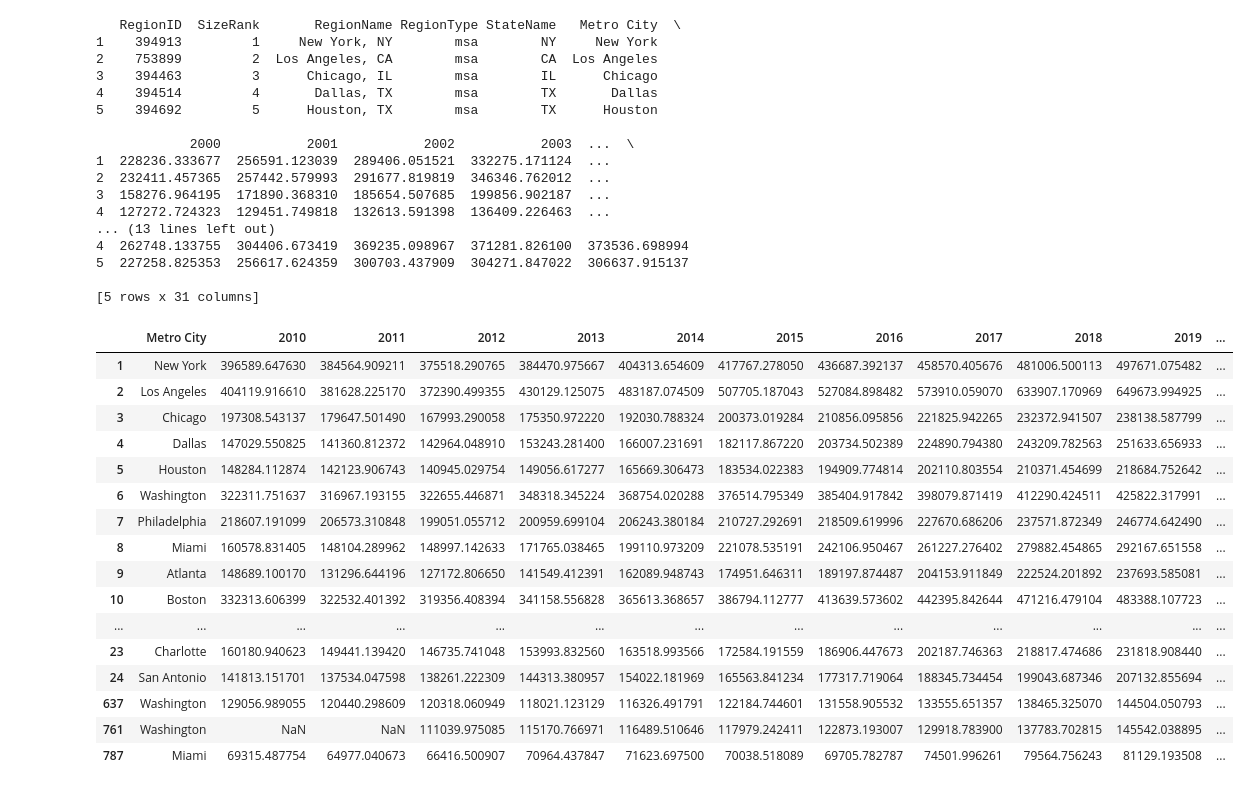
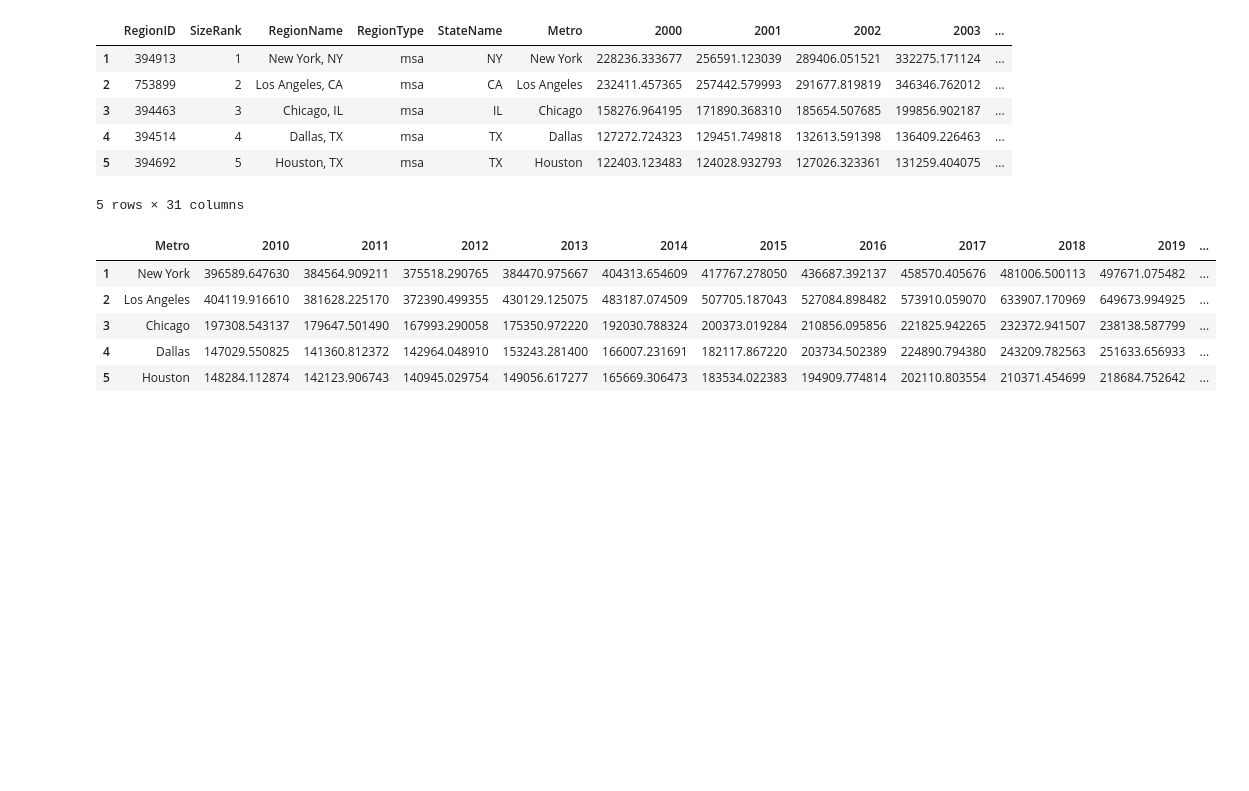
Before and after one commit to tsjohns9/ai-project-2, a Jupyter notebook: House_Prices.ipynb, the cells around one changed output. Saved outputs shown, nothing was run; the diff lists cells and outputs as text; code cells hidden in the pictures; blank space fills up the shorter version.

Commit message:
add model

```diff
--- a/House_Prices.ipynb
+++ b/House_Prices.ipynb
@@ -1,14 +1,18 @@
 # %%
 import pandas as pd
+from sklearn.model_selection import train_test_split
+from sklearn.linear_model import LinearRegression
+from sklearn.metrics import mean_squared_error, r2_score
+import matplotlib.pyplot as plt
+from sklearn.ensemble import RandomForestRegressor
 
 # Load the CSV file into a DataFrame
 home_prices_df = pd.read_csv("Metro_US_All_Home_Prices.csv")
-print(home_prices_df.head())
 
-# Create a new column "Metro City" by extracting the city name from "Region Name"
+# Create a new column "Metro" by extracting the city name from "Region Name"
 # We split the string in "Region Name" at the comma and take the first part (city)
-home_prices_df["Metro City"] = home_prices_df["RegionName"].str.split(',').str[0]
+home_prices_df["Metro"] = home_prices_df["RegionName"].str.split(',').str[0]
 
-# Display the updated DataFrame to verify the new "Metro City" column
+# Display the updated DataFrame to verify the new "Metro" column
 home_prices_df.head()
 # %% [output]
@@ -39,10 +26,7 @@ home_prices_df.head()
 # %%
 commute_df = pd.read_csv("Commute_Time_By_Top_25_Metro_Area_All_Years__Three Buckets_Percentage.csv")
-print(commute_df.head())
-
-# Drop rows in the home_prices_df where "Metro City" doesn't match with any city in "Metro" column of commute_df
-filtered_home_prices_df = home_prices_df[home_prices_df["Metro City"].isin(commute_df["Metro"])]
-
+# Drop rows in the home_prices_df where "Metro" doesn't match with any city in "Metro" column of commute_df
+filtered_home_prices_df = home_prices_df[home_prices_df["Metro"].isin(commute_df["Metro"])]
 # Display the filtered DataFrame to verify the rows have been dropped correctly
-filtered_home_prices_df
+filtered_home_prices_df.head()
 # %% [output]
@@ -97,54 +57,33 @@ for year in range(2000, 2025):  # From 2000 to 2024
 filtered_home_prices_df_yearly_avg = filtered_home_prices_df_yearly_avg.drop(columns=date_columns)
 
 # Display the updated DataFrame with yearly averages
-print(filtered_home_prices_df_yearly_avg.head())
+filtered_home_prices_df_yearly_avg.head()
 # %% [output]
+|  | RegionID | SizeRank | RegionName | RegionType | StateName | Metro | 2000 | 2001 | 2002 | 2003 | ... |
+| 1 | 394913 | 1 | New York, NY | msa | NY | New York | 228236.333677 | 256591.123039 | 289406.051521 | 332275.171124 | ... |
+| 2 | 753899 | 2 | Los Angeles, CA | msa | CA | Los Angeles | 232411.457365 | 257442.579993 | 291677.819819 | 346346.762012 | ... |
+| 3 | 394463 | 3 | Chicago, IL | msa | IL | Chicago | 158276.964195 | 171890.368310 | 185654.507685 | 199856.902187 | ... |
+| 4 | 394514 | 4 | Dallas, TX | msa | TX | Dallas | 127272.724323 | 129451.749818 | 132613.591398 | 136409.226463 | ... |
+| 5 | 394692 | 5 | Houston, TX | msa | TX | Houston | 122403.123483 | 124028.932793 | 127026.323361 | 131259.404075 | ... |
-   RegionID  SizeRank       RegionName RegionType StateName   Metro City  \
-1    394913         1     New York, NY        msa        NY     New York
-2    753899         2  Los Angeles, CA        msa        CA  Los Angeles
-3    394463         3      Chicago, IL        msa        IL      Chicago
-4    394514         4       Dallas, TX        msa        TX       Dallas
-5    394692         5      Houston, TX        msa        TX      Houston
-
-            2000           2001           2002           2003  ...  \
-1  228236.333677  256591.123039  289406.051521  332275.171124  ...
-2  232411.457365  257442.579993  291677.819819  346346.762012  ...
-3  158276.964195  171890.368310  185654.507685  199856.902187  ...
-4  127272.724323  129451.749818  132613.591398  136409.226463  ...
-... (13 lines left out)
-4  262748.133755  304406.673419  369235.098967  371281.826100  373536.698994
-5  227258.825353  256617.624359  300703.437909  304271.847022  306637.915137
-
-[5 rows x 31 columns]
+5 rows × 31 columns
 # %%
 # Select the columns representing years between 2010 and 2024 (inclusive)
 columns_to_keep = [str(year) for year in range(2010, 2025)]  # This creates a list of year columns from 2010 to 2024
 
-# Keep only the required year columns and any non-year columns (like 'Metro City', etc.)
-# Assuming there are other necessary columns (e.g., 'Metro City'), we include those as well
-necessary_columns = ['Metro City']  # Adjust this list to include any non-year columns you want to keep
+# Keep only the required year columns and any non-year columns (like 'Metro', etc.)
+# Assuming there are other necessary columns (e.g., 'Metro'), we include those as well
+necessary_columns = ['Metro']  # Adjust this list to include any non-year columns you want to keep
 
 # Filter the DataFrame to keep only the necessary and year columns
 filtered_home_prices_df_yearly_avg = filtered_home_prices_df_yearly_avg[necessary_columns + columns_to_keep]
 
 # Display the updated DataFrame
-filtered_home_prices_df_yearly_avg
+filtered_home_prices_df_yearly_avg.head()
 # %% [output]
-|  | Metro City | 2010 | 2011 | 2012 | 2013 | 2014 | 2015 | 2016 | 2017 | 2018 | 2019 | ... |
+|  | Metro | 2010 | 2011 | 2012 | 2013 | 2014 | 2015 | 2016 | 2017 | 2018 | 2019 | ... |
 | 1 | New York | 396589.647630 | 384564.909211 | 375518.290765 | 384470.975667 | 404313.654609 | 417767.278050 | 436687.392137 | 458570.405676 | 481006.500113 | 497671.075482 | ... |
 | 2 | Los Angeles | 404119.916610 | 381628.225170 | 372390.499355 | 430129.125075 | 483187.074509 | 507705.187043 | 527084.898482 | 573910.059070 | 633907.170969 | 649673.994925 | ... |
 | 3 | Chicago | 197308.543137 | 179647.501490 | 167993.290058 | 175350.972220 | 192030.788324 | 200373.019284 | 210856.095856 | 221825.942265 | 232372.941507 | 238138.587799 | ... |
 | 4 | Dallas | 147029.550825 | 141360.812372 | 142964.048910 | 153243.281400 | 166007.231691 | 182117.867220 | 203734.502389 | 224890.794380 | 243209.782563 | 251633.656933 | ... |
 | 5 | Houston | 148284.112874 | 142123.906743 | 140945.029754 | 149056.617277 | 165669.306473 | 183534.022383 | 194909.774814 | 202110.803554 | 210371.454699 | 218684.752642 | ... |
-| 6 | Washington | 322311.751637 | 316967.193155 | 322655.446871 | 348318.345224 | 368754.020288 | 376514.795349 | 385404.917842 | 398079.871419 | 412290.424511 | 425822.317991 | ... |
-| 7 | Philadelphia | 218607.191099 | 206573.310848 | 199051.055712 | 200959.699104 | 206243.380184 | 210727.292691 | 218509.619996 | 227670.686206 | 237571.872349 | 246774.642490 | ... |
-| 8 | Miami | 160578.831405 | 148104.289962 | 148997.142633 | 171765.038465 | 199110.973209 | 221078.535191 | 242106.950467 | 261227.276402 | 279882.454865 | 292167.651558 | ... |
-| 9 | Atlanta | 148689.100170 | 131296.644196 | 127172.806650 | 141549.412391 | 162089.948743 | 174951.646311 | 189197.874487 | 204153.911849 | 222524.201892 | 237693.585081 | ... |
-| 10 | Boston | 332313.606399 | 322532.401392 | 319356.408394 | 341158.556828 | 365613.368657 | 386794.112777 | 413639.573602 | 442395.842644 | 471216.479104 | 483388.107723 | ... |
-| ... | ... | ... | ... | ... | ... | ... | ... | ... | ... | ... | ... | ... |
-| 23 | Charlotte | 160180.940623 | 149441.139420 | 146735.741048 | 153993.832560 | 163518.993566 | 172584.191559 | 186906.447673 | 202187.746363 | 218817.474686 | 231818.908440 | ... |
-| 24 | San Antonio | 141813.151701 | 137534.047598 | 138261.222309 | 144313.380957 | 154022.181969 | 165563.841234 | 177317.719064 | 188345.734454 | 199043.687346 | 207132.855694 | ... |
-| 637 | Washington | 129056.989055 | 120440.298609 | 120318.060949 | 118021.123129 | 116326.491791 | 122184.744601 | 131558.905532 | 133555.651357 | 138465.325070 | 144504.050793 | ... |
-| 761 | Washington | NaN | NaN | 111039.975085 | 115170.766971 | 116489.510646 | 117979.242411 | 122873.193007 | 129918.783900 | 137783.702815 | 145542.038895 | ... |
-| 787 | Miami | 69315.487754 | 64977.040673 | 66416.500907 | 70964.437847 | 71623.697500 | 70038.518089 | 69705.782787 | 74501.996261 | 79564.756243 | 81129.193508 | ... |
 # %%
```
Also changed, not shown: parts of 4 cells of this notebook, 2 other files.
